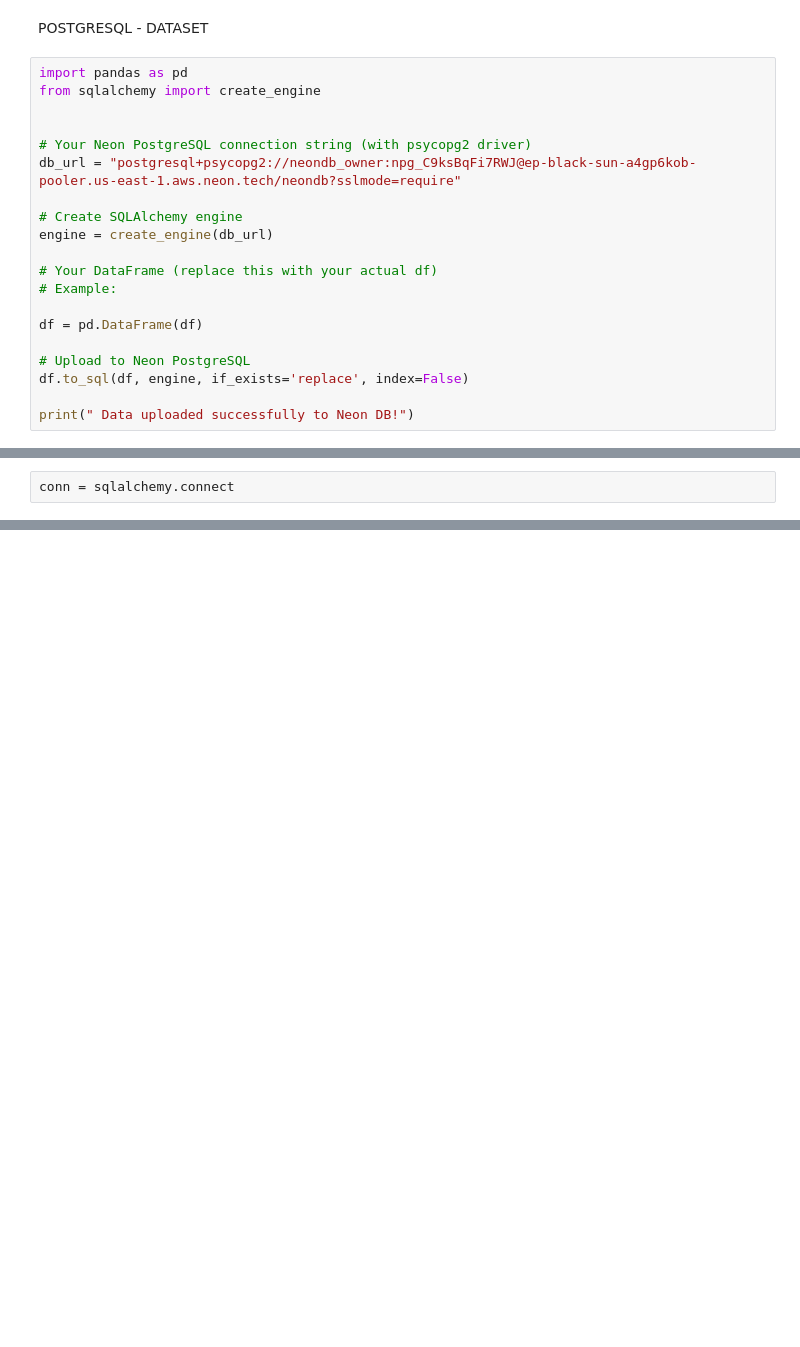
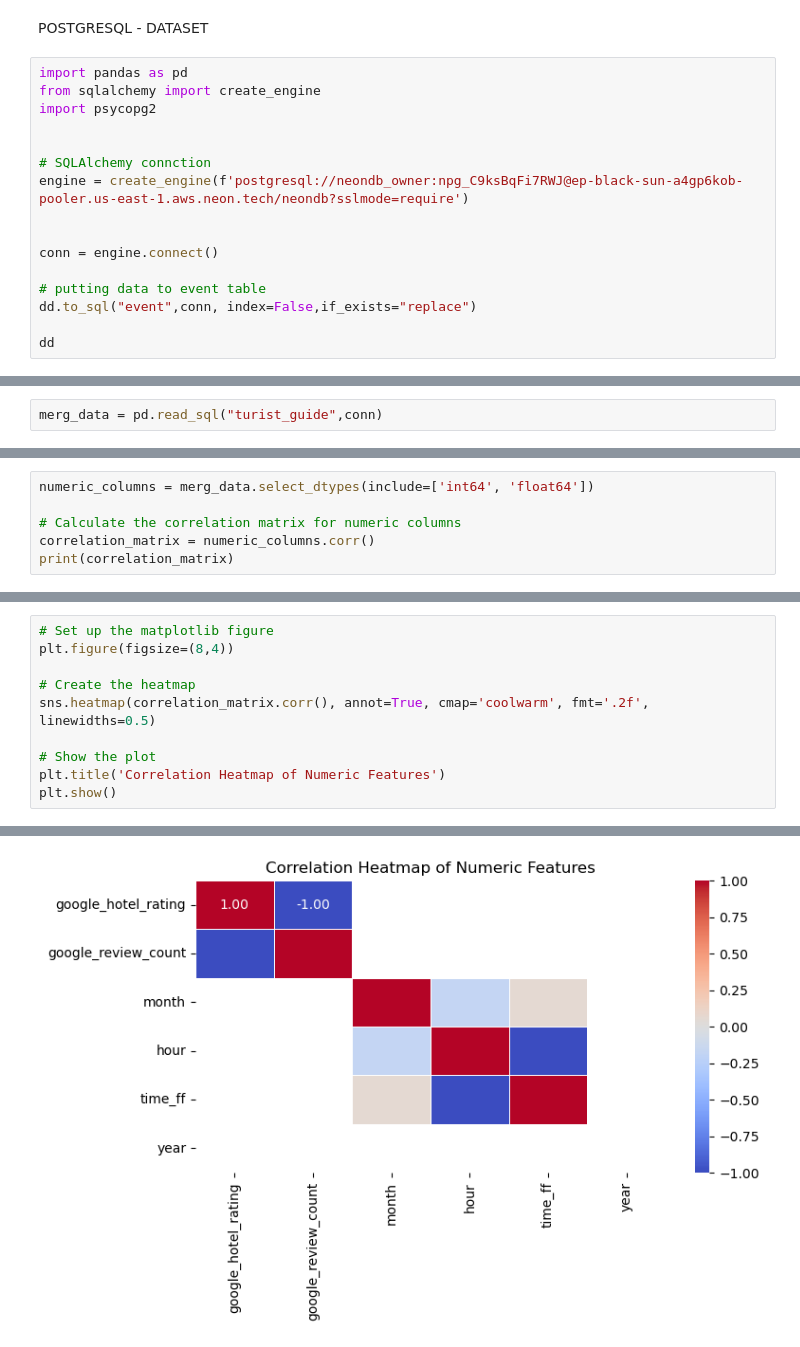
Before and after one commit to maansesharma/london-events-, a Jupyter notebook: my_data_set.ipynb, the cells around one changed output, grey strips where cells are left out. Cells and saved outputs as stored; diff of their text form; blank space fills up the shorter version.

```diff
--- a/my_data_set.ipynb
+++ b/my_data_set.ipynb
@@ -372,21 +256,17 @@ POSTGRESQL - DATASET
 # %%
 import pandas as pd
 from sqlalchemy import create_engine
+import psycopg2
 
 
-# Your Neon PostgreSQL connection string (with psycopg2 driver)
-db_url = "postgresql+psycopg2://neondb_owner:npg_C9ksBqFi7RWJ@ep-black-sun-a4gp6kob-pooler.us-east-1.aws.neon.tech/neondb?sslmode=require"
+# SQLAlchemy connction
+engine = create_engine(f'postgresql://neondb_owner:npg_C9ksBqFi7RWJ@ep-black-sun-a4gp6kob-pooler.us-east-1.aws.neon.tech/neondb?sslmode=require')
 
-# Create SQLAlchemy engine
-engine = create_engine(db_url)
 
-# Your DataFrame (replace this with your actual df)
-# Example:
+conn = engine.connect()
 
-df = pd.DataFrame(df)
+# putting data to event table
+dd.to_sql("event",conn, index=False,if_exists="replace")
 
-# Upload to Neon PostgreSQL
-df.to_sql(df, engine, if_exists='replace', index=False)
-
-print(" Data uploaded successfully to Neon DB!")
+dd
 # %% [output]
@@ -394,2 +285,0 @@ ModuleNotFoundError: No module named 'pg8000'
-# %%
-conn = sqlalchemy.connect
@@ -395,0 +332,2 @@ conn = sqlalchemy.connect
+# %%
+merg_data = pd.read_sql("turist_guide",conn)
@@ -395,0 +373,6 @@ conn = sqlalchemy.connect
+# %%
+numeric_columns = merg_data.select_dtypes(include=['int64', 'float64'])
+
+# Calculate the correlation matrix for numeric columns
+correlation_matrix = numeric_columns.corr()
+print(correlation_matrix)
@@ -395,0 +412,11 @@ conn = sqlalchemy.connect
+# %%
+# Set up the matplotlib figure
+plt.figure(figsize=(8,4))
+
+# Create the heatmap
+sns.heatmap(correlation_matrix.corr(), annot=True, cmap='coolwarm', fmt='.2f', linewidths=0.5)
+
+# Show the plot
+plt.title('Correlation Heatmap of Numeric Features')
+plt.show()
+# %% [output]
@@ -395,0 +424 @@ conn = sqlalchemy.connect
+[figure, added]
```
Also changed, not shown: parts of 51 cells of this notebook, 1 other file.
